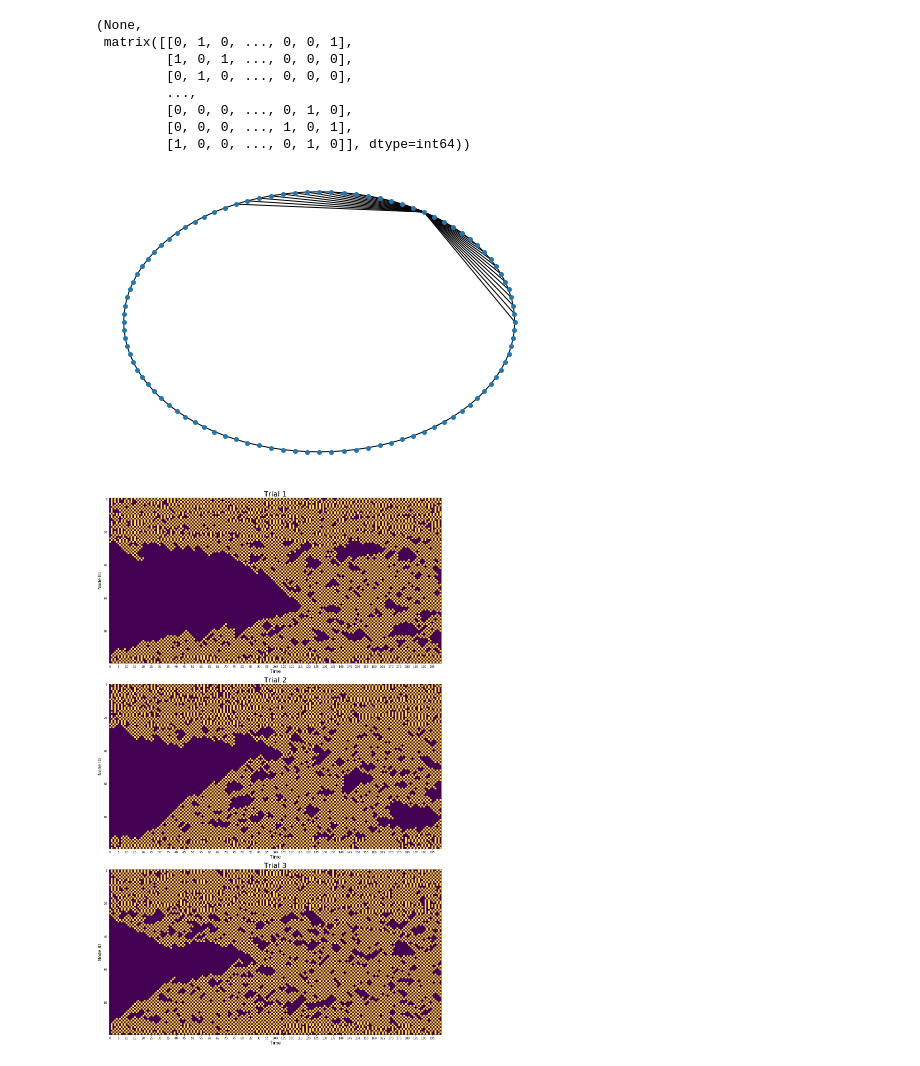
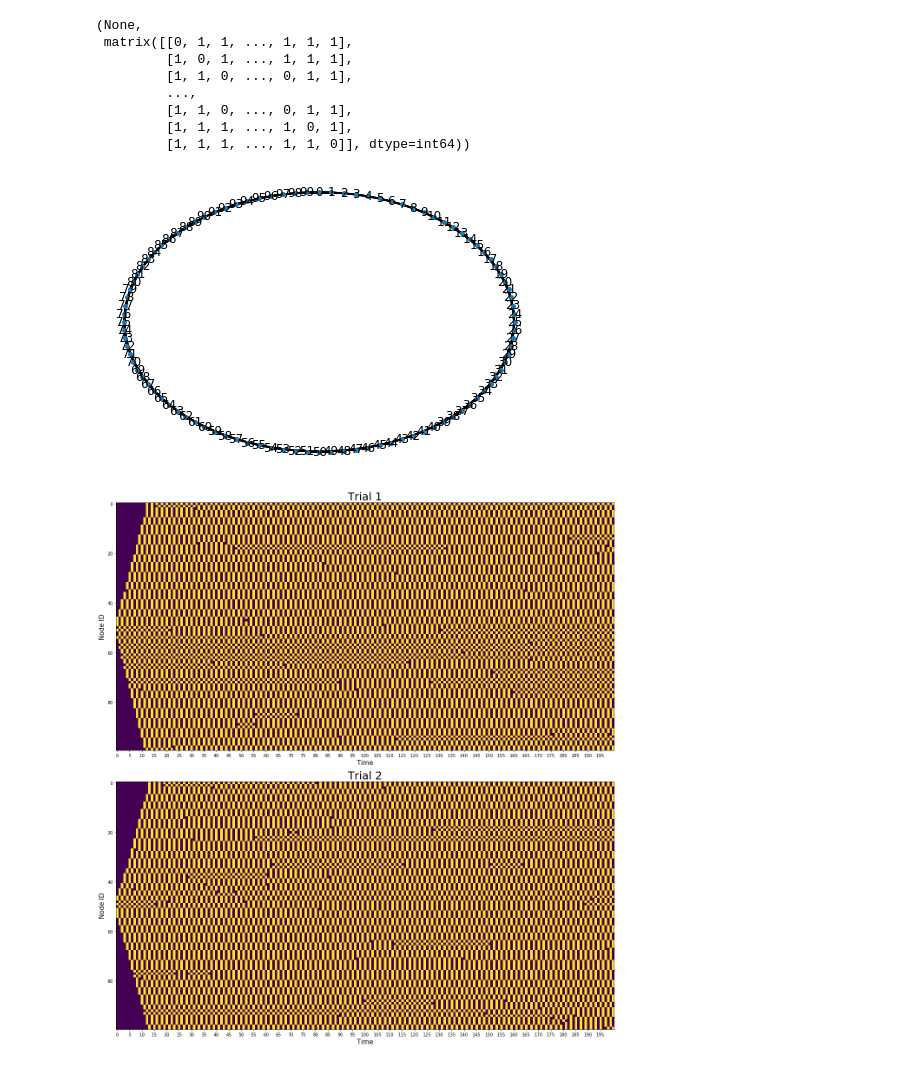
Before and after one commit to ulgenklc/Complex-Contagions, a Jupyter notebook: Excitations_python/geometric_network.ipynb, the cells around one changed output. Cells and saved outputs as stored; diff of their text form; code cells hidden in the pictures.

```diff
--- a/Excitations_python/geometric_network.ipynb
+++ b/Excitations_python/geometric_network.ipynb
@@ -194,16 +236,20 @@ class geometric_network():
         ax.set_xticks([i for i in range(first_activation_times.shape[1])])
         fig.colorbar(pos, ax = ax)
 # %%
-t = 4 # tiling
+t = 4 # tiling for 2D-lattice only
 n = 100 # network size
+d2 = 4 # nongeometric degree
 p = 0.7 # cascade spreading probablioty
 pstart = 0.95 # first spread probability
 T = 200 # number of iterations
-Trials = 3 # number of trials
+Trials = 2 # number of trials
 seed = int(n/2) # node that the spread starts
 threshold = 0.1 # resistence of the node to it's neighbors' excitation level
 # %%
 twoD_latt = geometric_network('2D_lattice', size = n, tiling = t, periodic = False)
 ring_latt = geometric_network('ring_lattice', size = n, banded = False)
-banded_ring_latt = geometric_network('ring_lattice', size = n, banded = True, band_base = 9, band_length = 15)
+banded_ring_latt = geometric_network('ring_lattice', size = n, banded = True, band_length = 3)
+ring_latt_er_noise = ring_latt.add_noise_to_geometric('ER_like', d2)
+ring_latt_k_regular = ring_latt.add_noise_to_geometric('k_regular', d2)
+banded_ring
 # %%
@@ -229,19 +281,19 @@ ring_latt.spy_first_activation(first_exct)
 # %%
-banded_ring_latt.display(labels = False), banded_ring_latt.A.todense()
+banded_ring_latt.display(labels = True), banded_ring_latt.A.todense()
 # %% [output]
 (None,
- matrix([[0, 1, 0, ..., 0, 0, 1],
-         [1, 0, 1, ..., 0, 0, 0],
-         [0, 1, 0, ..., 0, 0, 0],
+ matrix([[0, 1, 1, ..., 1, 1, 1],
+         [1, 0, 1, ..., 1, 1, 1],
+         [1, 1, 0, ..., 0, 1, 1],
          ...,
-         [0, 0, 0, ..., 0, 1, 0],
-         [0, 0, 0, ..., 1, 0, 1],
-         [1, 0, 0, ..., 0, 1, 0]], dtype=int64))
+         [1, 1, 0, ..., 0, 1, 1],
+         [1, 1, 1, ..., 1, 0, 1],
+         [1, 1, 1, ..., 1, 1, 0]], dtype=int64))
-[figure, old version]
+[figure, new version]
 # %%
-x_1, first_exct = banded_ring_latt.run_excitation(p = p, pstart = pstart, T = T, Trials = Trials, seed = int(seed/2), threshold = threshold)
+x_1, first_exct = banded_ring_latt.run_excitation(p = p, pstart = pstart, T = T, Trials = Trials, seed = seed, threshold = threshold)
 # %% [output]
-[figure, old version]
+[figure, new version]
 # %%
 banded_ring_latt.spy_first_activation(first_exct)
 # %% [output]
```
Also changed, not shown: parts of 15 cells of this notebook.
